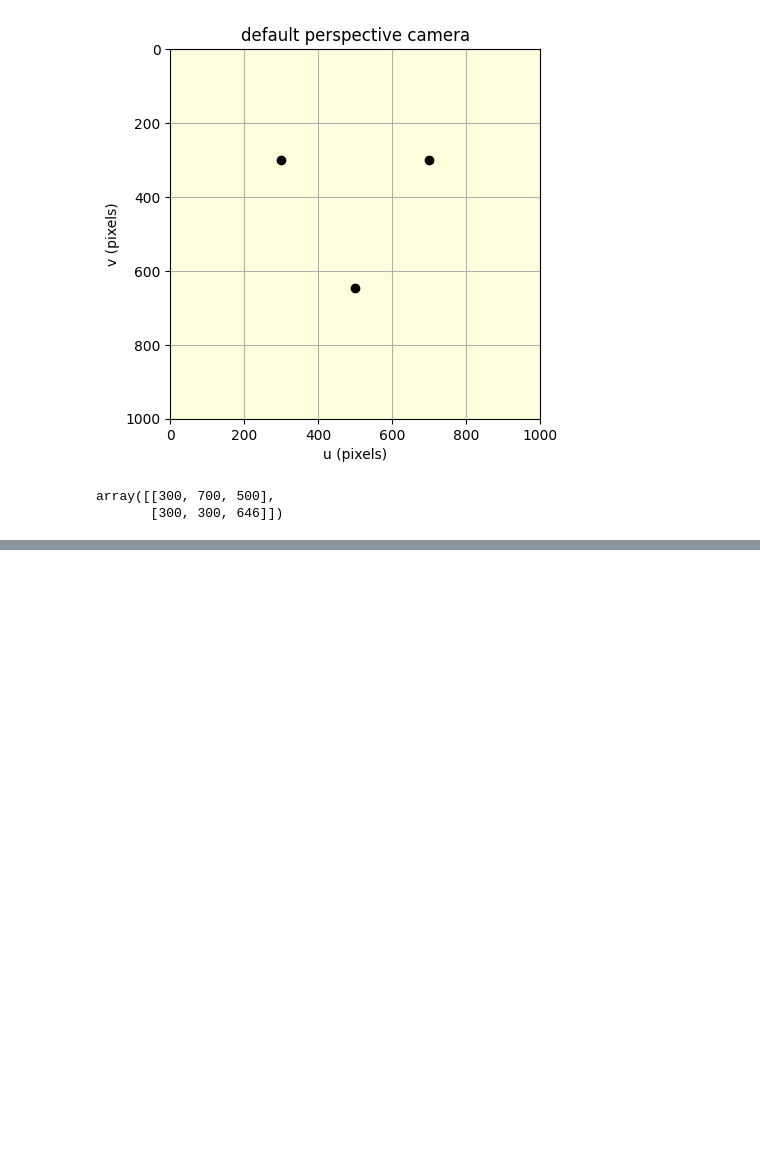
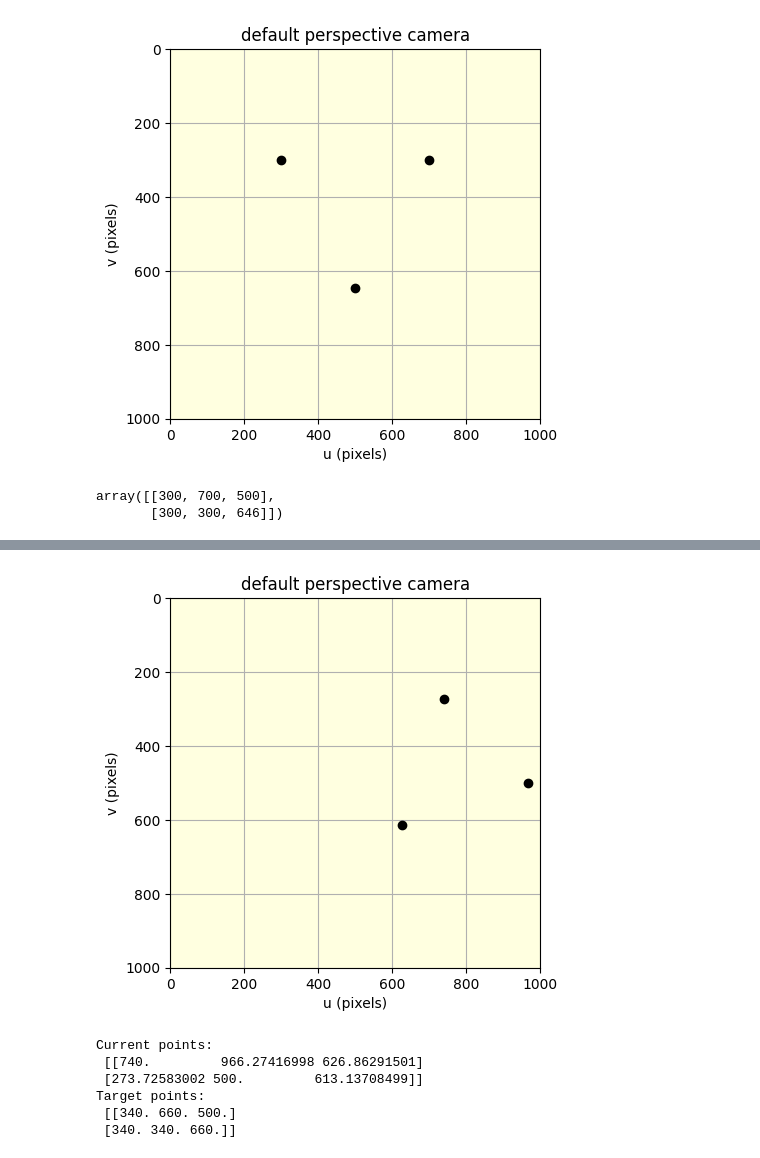
Before and after one commit to logeshg2/visual-servoing-pkg, a Jupyter notebook: scripts/ibvs_eg.ipynb, the cells around one changed output, grey strips where cells are left out. Saved outputs shown, nothing was run; the diff lists cells and outputs as text; code cells hidden in the pictures; blank space fills up the shorter version.

```diff
--- a/scripts/ibvs_eg.ipynb
+++ b/scripts/ibvs_eg.ipynb
@@ -67,0 +73,15 @@ plt.show()
+# %%
+current = cam.plot_point(wrld_points, objpose=Cpose)
+plt.show()
+# %% [output]
+[figure, added]
+# %%
+print("Current points:\n", current)
+print("Target points:\n", target)
+# %% [output]
+Current points:
+ [[740.         966.27416998 626.86291501]
+ [273.72583002 500.         613.13708499]]
+Target points:
+ [[340. 660. 500.]
+ [340. 340. 660.]]
```
Also changed, not shown: parts of 8 cells of this notebook, 9 other files.
